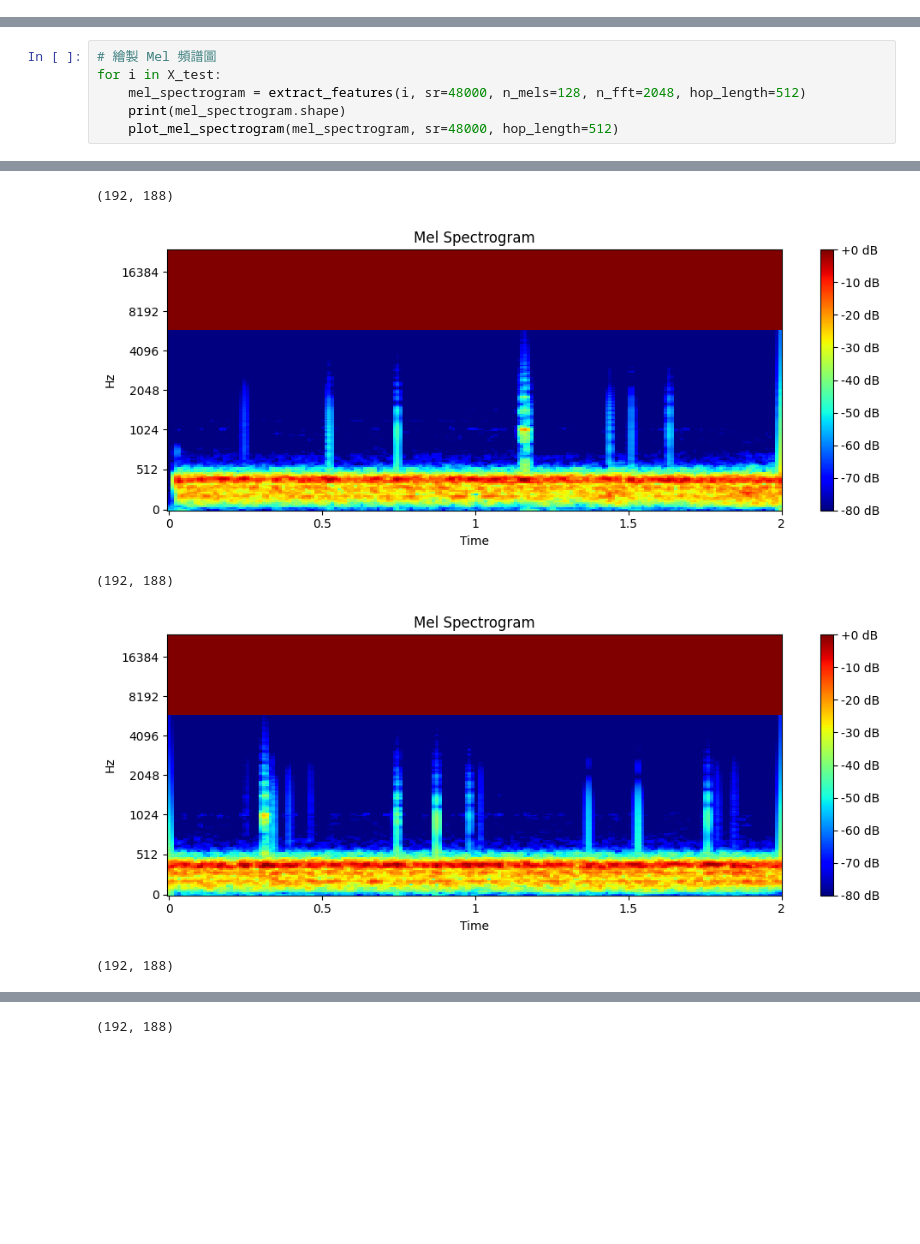
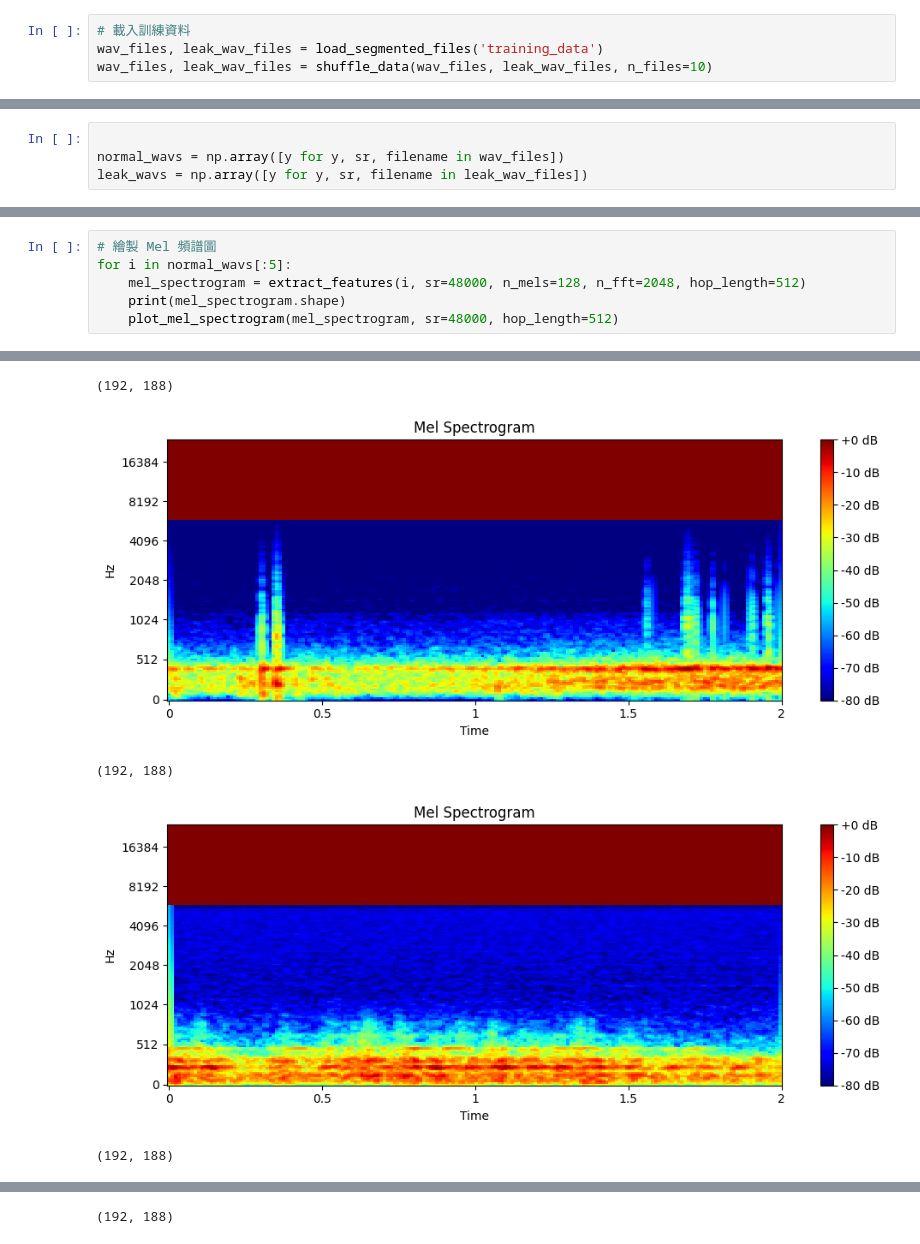
Before and after one commit to BoshiLee/leak_detection, a Jupyter notebook: mel_analysis.ipynb, the cells around one changed output, grey strips where cells are left out. Drawn from its saved outputs; the diff is of its cells as text; blank space fills up the shorter version.

```diff
--- a/mel_analysis.ipynb
+++ b/mel_analysis.ipynb
@@ -43,0 +33,4 @@ def random_load_files( directory: str, n_files = 0,):
+# %%
+# 載入訓練資料
+wav_files, leak_wav_files = load_segmented_files('training_data')
+wav_files, leak_wav_files = shuffle_data(wav_files, leak_wav_files, n_files=10)
@@ -44,3 +39,7 @@ def random_load_files( directory: str, n_files = 0,):
+# %%
+
+normal_wavs = np.array([y for y, sr, filename in wav_files])
+leak_wavs = np.array([y for y, sr, filename in leak_wav_files])
 # %%
 def plot_mel_spectrogram(mel_spectrogram, sr, hop_length):
     """
@@ -103,6 +80,6 @@ ValueError: setting an array element with a sequence. The requested array has an
 # %%
 # 繪製 Mel 頻譜圖
-for i in X_test:
+for i in normal_wavs[:5]:
     mel_spectrogram = extract_features(i, sr=48000, n_mels=128, n_fft=2048, hop_length=512)
     print(mel_spectrogram.shape)
     plot_mel_spectrogram(mel_spectrogram, sr=48000, hop_length=512)
@@ -112,5 +89,5 @@ for i in X_test:
 (192, 188)
-[figure, old version]
+[figure, new version]
 (192, 188)
-[figure, old version]
+[figure, new version]
 (192, 188)
```
Also changed, not shown: parts of 9 cells of this notebook, 1 other file.
